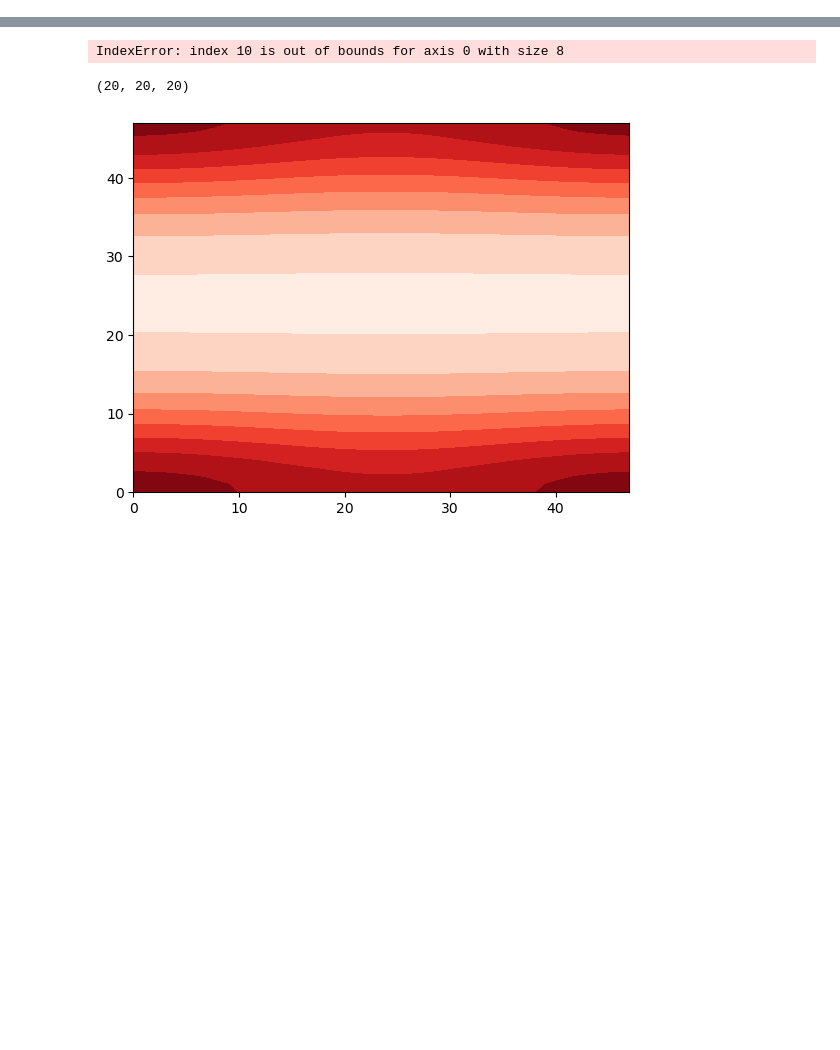
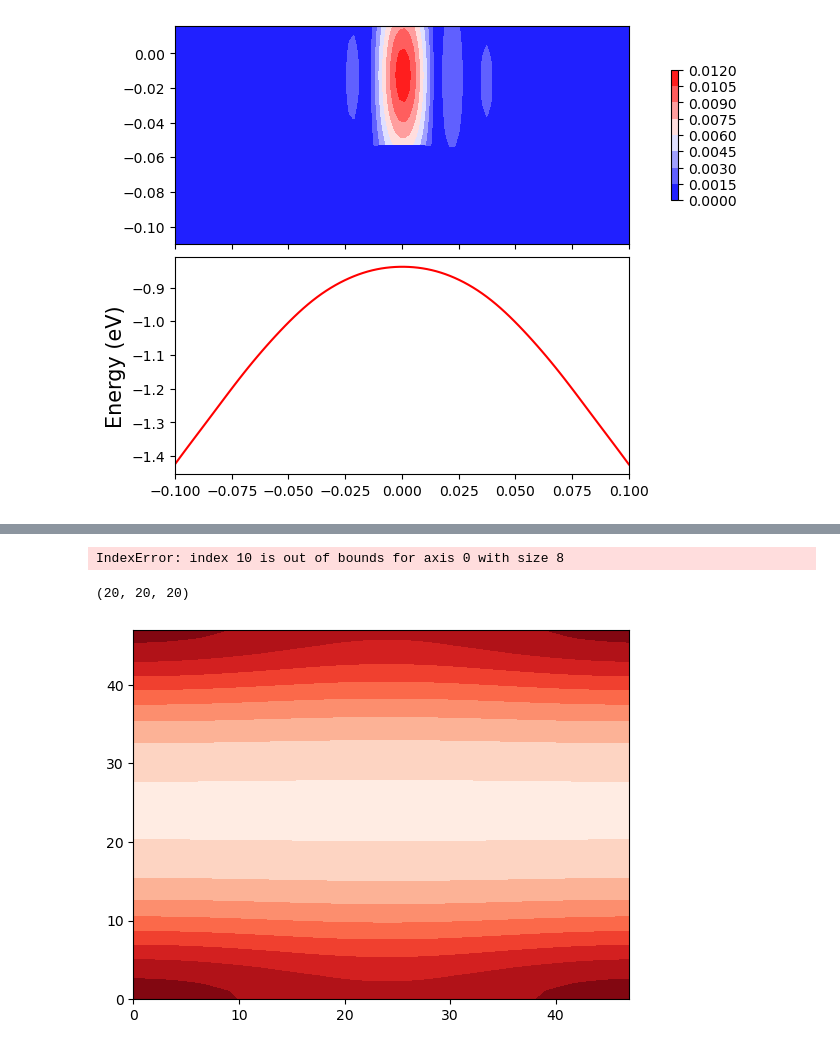
Before and after one commit to juanpulgarin/Black_P, a Jupyter notebook: Black_P_Excitons/Openning_Excitons.ipynb, the cells around one changed output, grey strips where cells are left out. Saved outputs shown, nothing was run; the diff lists cells and outputs as text; code cells hidden in the pictures; blank space fills up the shorter version.

```diff
--- a/Black_P_Excitons/Openning_Excitons.ipynb
+++ b/Black_P_Excitons/Openning_Excitons.ipynb
@@ -270,0 +194,19 @@ cbar = fig.colorbar(contour)
+# %%
+nk1=100
+nk2=100
+nk3=1
+delta = 0.1
+
+k_grid = kgrid.GenKgrid(nk1,nk2,nk3,delta,path)
+
+Ψ_kpts = Photo.FourierInterpolate(nkx,nky,nkz,Ψ_k_p,k_grid)
+E_kpts = Photo.FourierInterpolate(nkx,nky,nkz,E_k_p,k_grid)
+
+
+Intensity = np.zeros((len(EnergySpectrum),np.shape(Ψ_kpts)[-1]),dtype=np.complex_)
+
+for ω_ii in range(len(EnergySpectrum)):
+
+    for kk in range(np.shape(E_kpts)[-1]):
+        if abs(EnergySpectrum[ω_ii]-E_kpts[kk]-ϵ[0])<= tolerancia:
+            Intensity[ω_ii,kk] = Photo.Delta( EnergySpectrum[ω_ii]-E_kpts[kk]-ϵ[0], tolerancia) * np.real(Ψ_kpts[kk])
@@ -270,0 +227,60 @@ cbar = fig.colorbar(contour)
+# %%
+x_kpts = np.linspace(0-delta,0+delta,nk1)
+y_kpts = np.linspace(0-delta,0+delta,nk2)
+
+
+fig, (ax1, ax2) = plt.subplots(2, 1, sharex=True,layout='constrained')
+
+#Intensity_plot = Intensity.reshape(len(EnergySpectrum),nk1,nk2,nk3)[:,int(nk1/2),:,0]
+Intensity_plot = Intensity.reshape(len(EnergySpectrum),nk1,nk2,nk3)[:,:,int(nk2/2),0]
+
+
+nk = epsk_new.shape[0]
+
+
+palette = copy(plt.get_cmap('bwr'))
+palette.set_under('white', 1.0)  # 1.0 represents not transparent
+levels = np.arange(2,12, 0.1)
+#levels[0] = 1e-2
+#levels[0] = -2.0001
+norm = colors.BoundaryNorm(levels, ncolors=palette.N)
+
+#contour = ax1.contourf(x_kpts,EnergySpectrum,np.real(Intensity[:,:]),norm=norm,cmap=palette)
+contour = ax1.contourf(x_kpts,EnergySpectrum,np.abs(Intensity_plot),cmap="bwr")
+fig.colorbar(contour, ax=ax1, shrink=0.6)
+#ax1.set_ylim(-0.015,0.015)
+
+#plt.colorbar(contour)
+
+"""for ibnd in range(nbnd):
+
+    ax2.plot(xk, cst.Ry * epsk_new[:,ibnd],'--', c='gray')"""
+
+
+
+ax2.plot(x_kpts, cst.Ry * E_kpts.reshape(nk1,nk2,nk3)[:,int(nk2/2),0], c='red')
+#ax2.plot(x_kpts, cst.Ry * E_kpts.reshape(nk1,nk2,nk3)[int(nk1/2),:,0], c='red')
+#ax2.set_xlim(0.0,1.0)
+
+#ax2.set_ylim(-3.5,0.0)
+ax2.set_ylabel(r'Energy (eV)',fontsize=15)
+
+"""knode = np.linspace(0,1,len(klabel))
+for i in range(1,len(klabel)-1):
+    ax2.axvline(x=knode[i],c='k', ls='--')
+
+ax2.set_xticks(knode)
+ax2.set_xticklabels(klabel,fontsize=15)
+ax2.tick_params(axis='y', labelsize=15)
+"""
+#ax1.set_xlim(0.6,1.0)
+
+plt.subplots_adjust(hspace=0)
+
+#plt.plot(E_kpts)
+##plt.contourf(E_kpts.reshape(nk1,nk2,nk3)[:,:,0]*27.2)
+##plt.colorbar()
+#plt.plot(x,E_kpts.reshape(nk1,nk2,nk3)[:,int(nk2/2),0]*27.2)
+#plt.plot(y,E_kpts.reshape(nk1,nk2,nk3)[int(nk1/2),:,0]*27.2)
+# %% [output]
+[figure, added]
```
Also changed, not shown: parts of 19 cells of this notebook, 9 other files.
